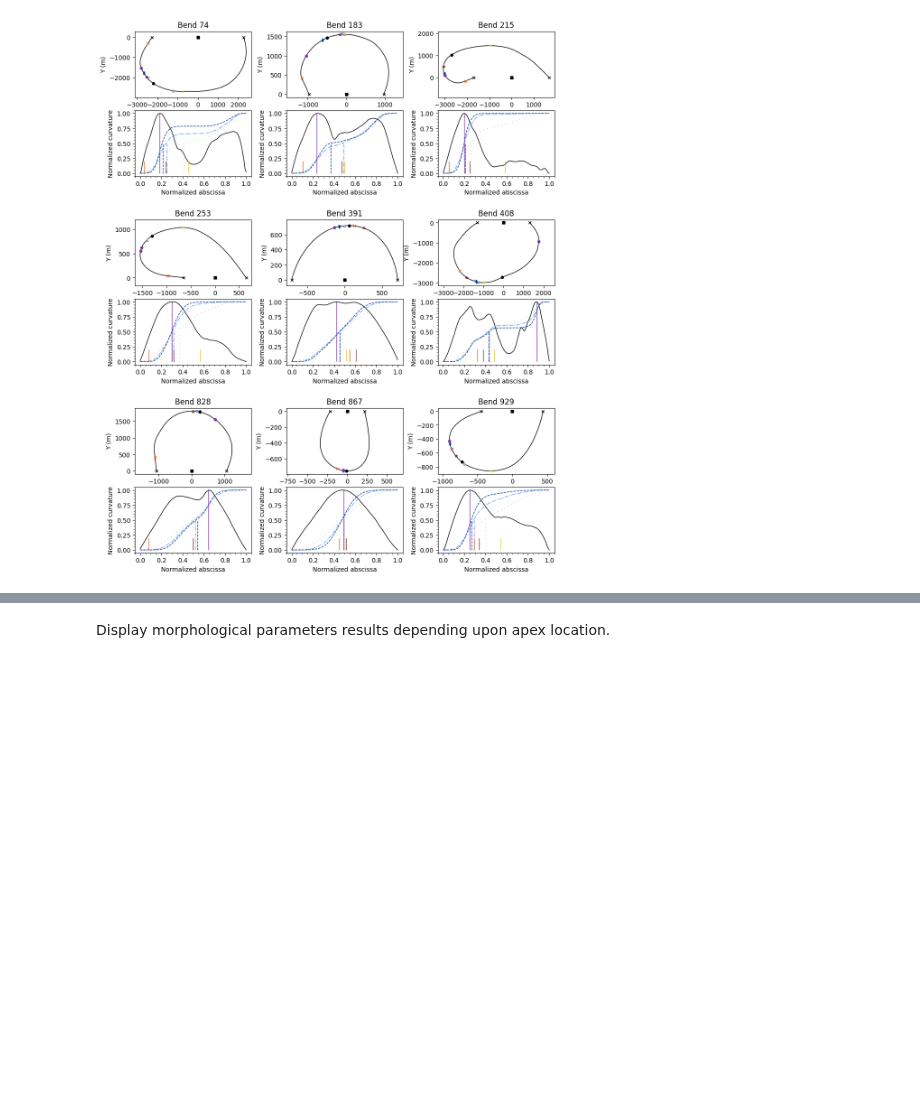
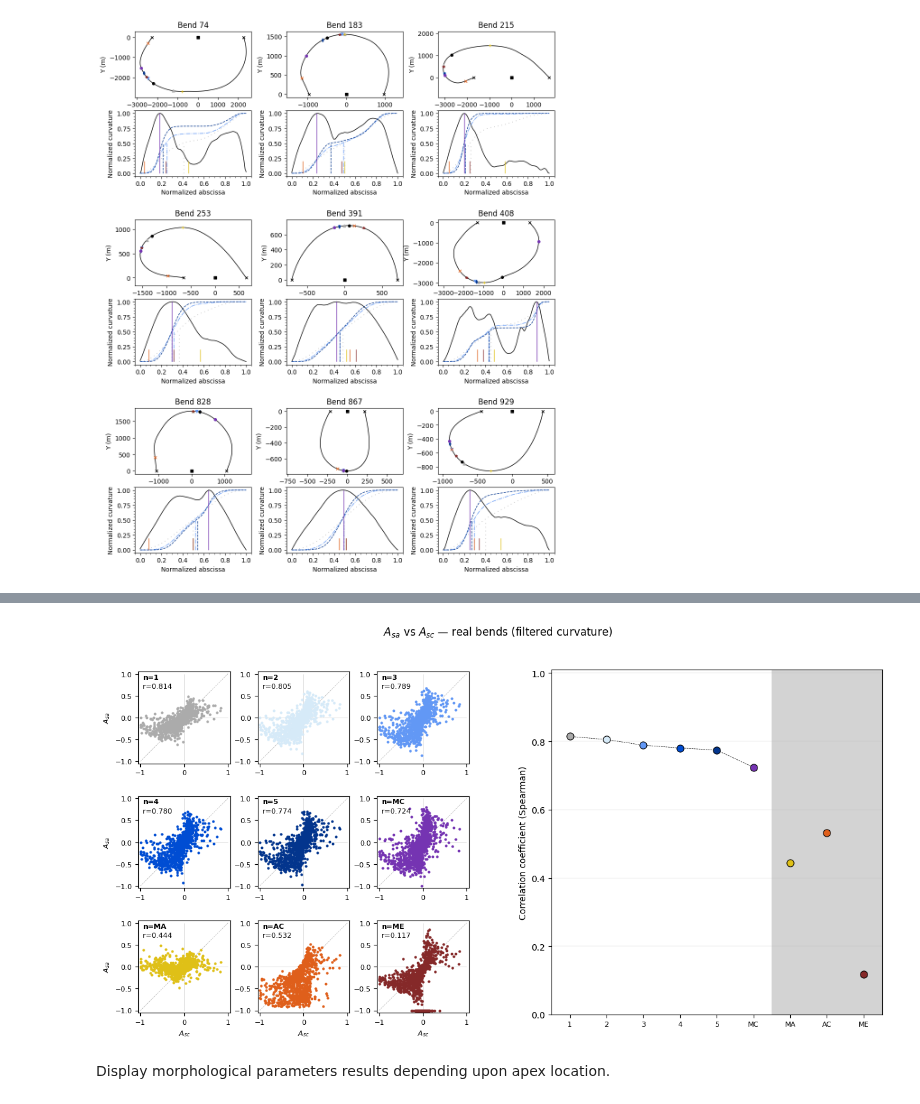
Before and after one commit to martin-lemay/pyBenD, a Jupyter notebook: notebooks/bend_apex_detection.ipynb, the cells around one changed output, grey strips where cells are left out. Saved outputs shown, nothing was run; the diff lists cells and outputs as text; code cells hidden in the pictures; blank space fills up the shorter version.

```diff
--- a/notebooks/bend_apex_detection.ipynb
+++ b/notebooks/bend_apex_detection.ipynb
@@ -996,9 +1263,11 @@ df_index = -1
 
 # extract bend apex
 skew_pearson_all = np.full(int(nb_valid_bends), np.nan)
+skew_fisher_all = np.full(int(nb_valid_bends), np.nan)
+asymmetry_centroid_real = np.full(int(nb_valid_bends), np.nan)
 for centerline in centerlines:
     for bend in centerline.bends:
-        if not bend.isvalid:
+        if not bend.is_valid:
             cpt += 1
             continue
 
@@ -1046,6 +1315,12 @@ for centerline in centerlines:
         apex_index = cpf.compute_median_curvature_index(curvature, 1)
         skew_pearson = 3*(mean_abs - curv_abs_norm[apex_index]) / std_dev
         skew_pearson_all[df_index] = -1. * skew_pearson
+
+        # Fisher-Pearson skewness (3rd moment skewness)
+        skew_fisher_all[df_index] = -1. * cpf.compute_skewness(curvature, curv_abs_norm, 1)
+
+        # loop-area centroid asymmetry
+        asymmetry_centroid_real[df_index] = cpf.compute_loop_area_centroid_asymmetry(coords)
 
         # apex from apex probability function with varying n
         for n in range(1, 6):
@@ -1243,0 +1435,89 @@ Kendall coeff: SignificanceResult(statistic=np.float64(0.6087577080302086), pval
+# %%
+# --- Cross-plots: Asa vs Asc (filtered curvature) ---
+correl_coeff_centroid_filt = np.full(9, np.nan)
+r2_monotone_centroid_filt = np.full(9, np.nan)
+mask_centroid = ~np.isnan(asymmetry_centroid_real)
+
+fig = plt.figure(figsize=(15, 7))
+outer = gridspec.GridSpec(1, 2, wspace=0.25)
+inner = gridspec.GridSpecFromSubplotSpec(3, 3,
+                subplot_spec=outer[0], wspace=0.3, hspace=0.3)
+
+for i in range(9):
+    n = i + 1
+    ax = plt.Subplot(fig, inner[i])
+    ax.plot([-1, 1], [-1, 1], 'k--', linewidth=0.5, alpha=0.3)
+    ax.vlines(0, -1, 1, 'lightgray', '-', linewidth=0.5)
+    ax.hlines(0, -1, 1, 'lightgray', '-', linewidth=0.5)
+
+    asym_apex = df["Asymmetry", n].to_numpy()
+    mask_i = mask_centroid & ~np.isnan(asym_apex)
+    ax.plot(asymmetry_centroid_real[mask_i], asym_apex[mask_i],
+            'o', color=n_colors[i], markersize=2)
+
+    ax.set_xlim(-1.05, 1.05)
+    ax.set_ylim(-1.05, 1.05)
+    ax.set_aspect('equal', adjustable='box')
+    if i % 3 == 0:
+        ax.set_ylabel(r"$A_{sa}$", fontsize=8)
+    if i > 5:
+        ax.set_xlabel(r"$A_{sc}$", fontsize=8)
+
+    ax.tick_params(labelsize=8)
+
+    spearman = spearmanr(asymmetry_centroid_real[mask_i],
+                         asym_apex[mask_i], nan_policy='omit')
+    correl_coeff_centroid_filt[i] = spearman[0]
+
+    # Monotone R²
+    ir = IsotonicRegression(increasing='auto')
+    y_iso = ir.fit_transform(asymmetry_centroid_real[mask_i],
+                             asym_apex[mask_i])
+    r2_monotone_centroid_filt[i] = r2_score(asym_apex[mask_i], y_iso)
+
+    ax.text(0.05, 0.82, f"r={spearman[0]:.3f}", fontsize=8,
+            transform=ax.transAxes)
+    ax.text(0.05, 0.92, f"n={n_labels[i]}", fontsize=8, fontweight="bold",
+            transform=ax.transAxes)
+    #ax.text(0.05, 0.64, f"R²m={r2_monotone_centroid_filt[i]:.3f}",
+    #        fontsize=8, transform=ax.transAxes)
+
+    print(f"n={n_labels[i]}:")
+    print(f"  Spearman rho = {spearman[0]:.4f}, p = {spearman[1]:.2e}")
+    print(f"  Monotone R²  = {r2_monotone_centroid_filt[i]:.4f}")
+
+    # For ME: recompute excluding Asa == -1
+    if n_labels[i] == "ME":
+        mask_no_minus1 = mask_i & (asym_apex != -1)
+        n_excluded = mask_i.sum() - mask_no_minus1.sum()
+        spearman_no_minus1 = spearmanr(
+            asymmetry_centroid_real[mask_no_minus1],
+            asym_apex[mask_no_minus1], nan_policy='omit')
+        print(f"  ME excluding Asa=-1 ({n_excluded} pts removed):")
+        print(f"    Spearman rho = {spearman_no_minus1[0]:.4f}, "
+              f"p = {spearman_no_minus1[1]:.2e}")
+
+    fig.add_subplot(ax)
+
+# Summary plot
+ax = plt.Subplot(fig, outer[1])
+xticks = np.arange(len(n_labels))
+ax.plot(xticks[:6], correl_coeff_centroid_filt[:6], 'k--', linewidth=0.5)
+for i in range(9):
+    ax.plot(xticks[i], correl_coeff_centroid_filt[i], 'o',
+            color=n_colors[i], markersize=8, markeredgecolor='k', markeredgewidth=0.8)
+
+patch = plt.Rectangle((5.5, 0), 3, 1.05, lw=0, ec="none", fc="lightgray")
+ax.add_patch(patch)
+
+ax.set_xticks(xticks, n_labels, fontsize=8)
+ax.set_ylabel("Correlation coefficient (Spearman)")
+ax.set_ylim(0, 1.01)
+ax.set_xlim(-0.5, 8.5)
+ax.grid(axis='y', linewidth=0.3, alpha=0.5)
+fig.add_subplot(ax)
+
+plt.suptitle(r"$A_{sa}$ vs $A_{sc}$ — real bends (filtered curvature)")
+plt.savefig(fig_path + "apex_vs_centroid_asymmetry_real_filtered.svg")
+plt.show()
+# %% [output]
@@ -1244,3 +1541,4 @@ Kendall coeff: SignificanceResult(statistic=np.float64(0.6087577080302086), pval
+[figure, added]
 # %% [markdown]
 Display morphological parameters results depending upon apex location.
 # %%
```
Also changed, not shown: parts of 35 cells of this notebook, 17 other files.
